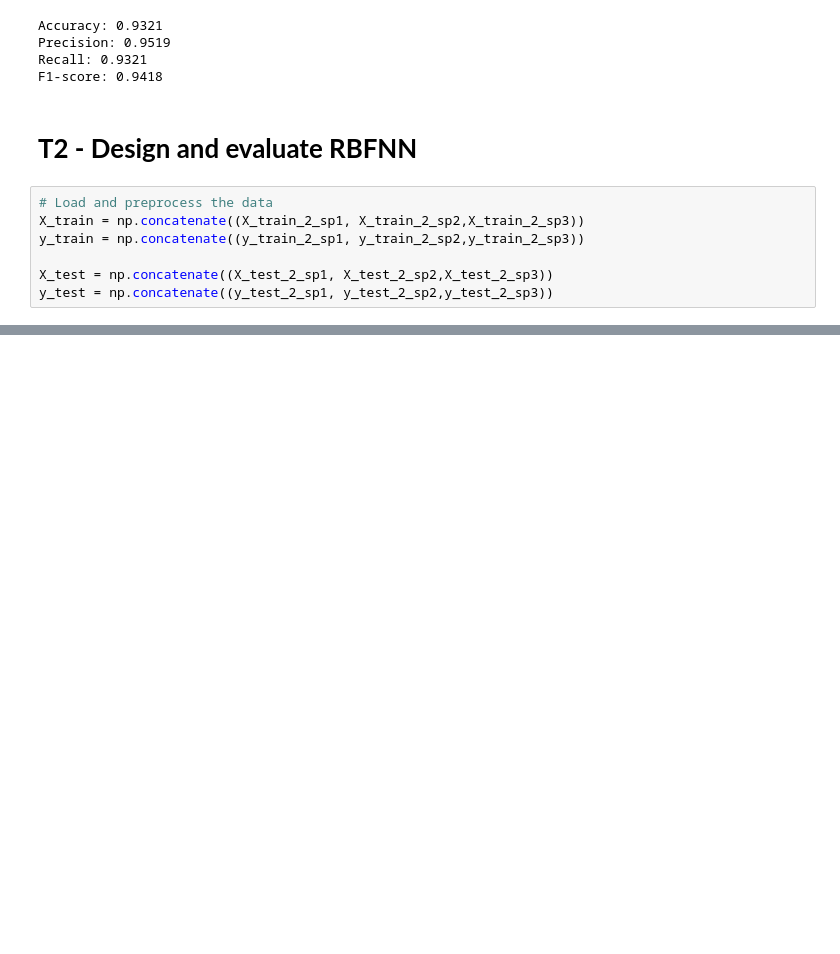
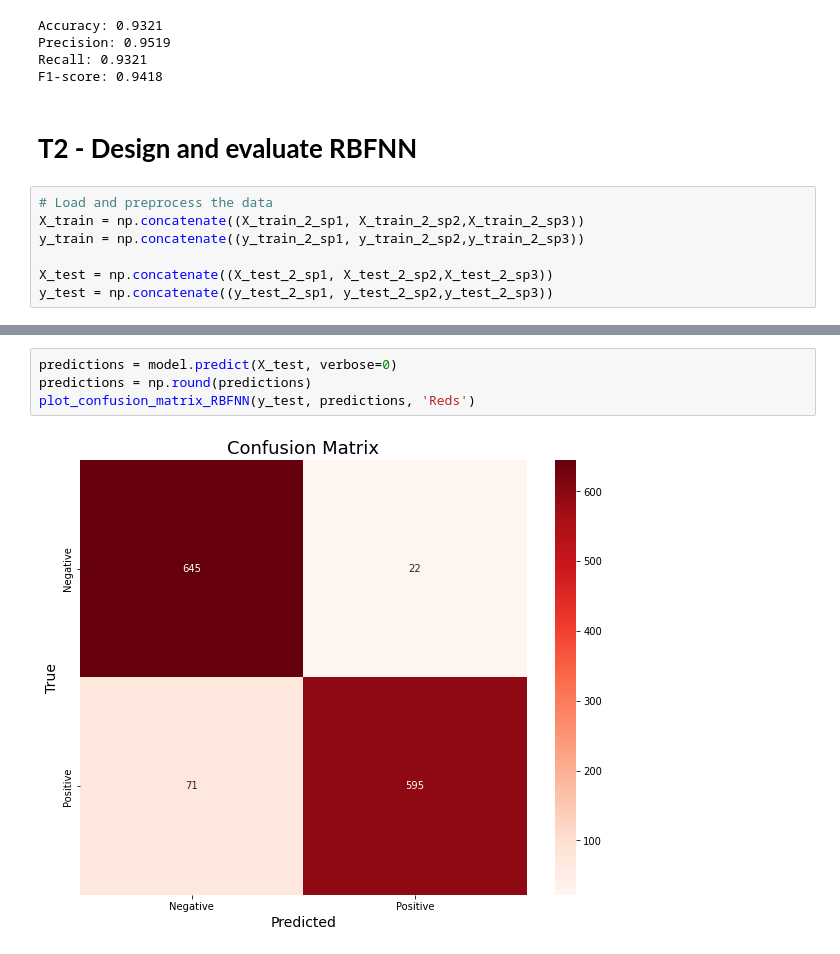
Before and after one commit to melihkurtaran/MachineLearning, a Jupyter notebook: FFNN&RBFNN/FFNN&RBFNN.ipynb, the cells around one changed output, grey strips where cells are left out. Drawn from its saved outputs; the diff is of its cells as text; blank space fills up the shorter version.

```diff
--- a/FFNN&RBFNN/FFNN&RBFNN.ipynb
+++ b/FFNN&RBFNN/FFNN&RBFNN.ipynb
@@ -714,0 +1236,6 @@ Test Accuracy: 0.93
+# %%
+predictions = model.predict(X_test, verbose=0)
+predictions = np.round(predictions)
+plot_confusion_matrix_RBFNN(y_test, predictions, 'Reds')
+# %% [output]
+[figure, added]
```
Also changed, not shown: parts of 45 cells of this notebook.
